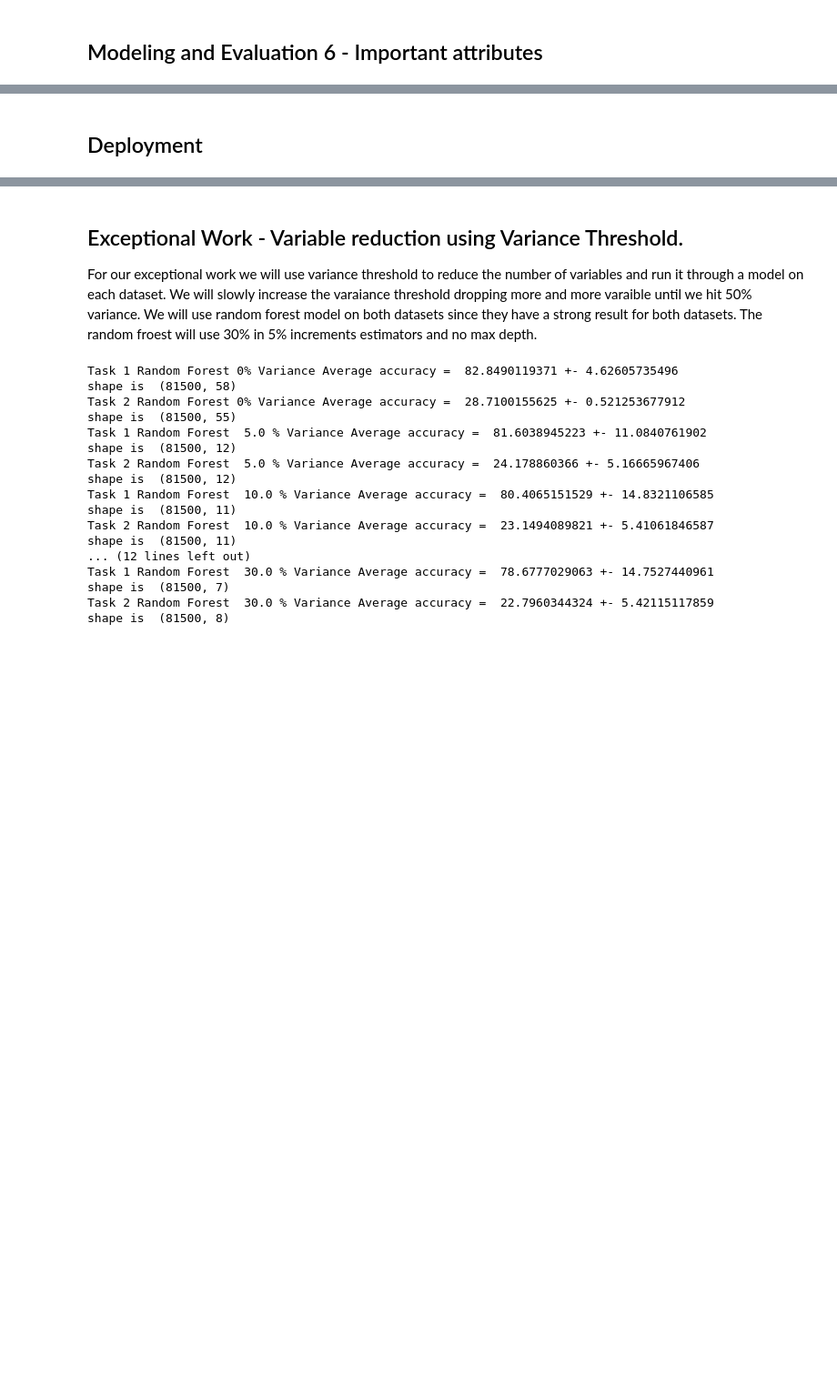
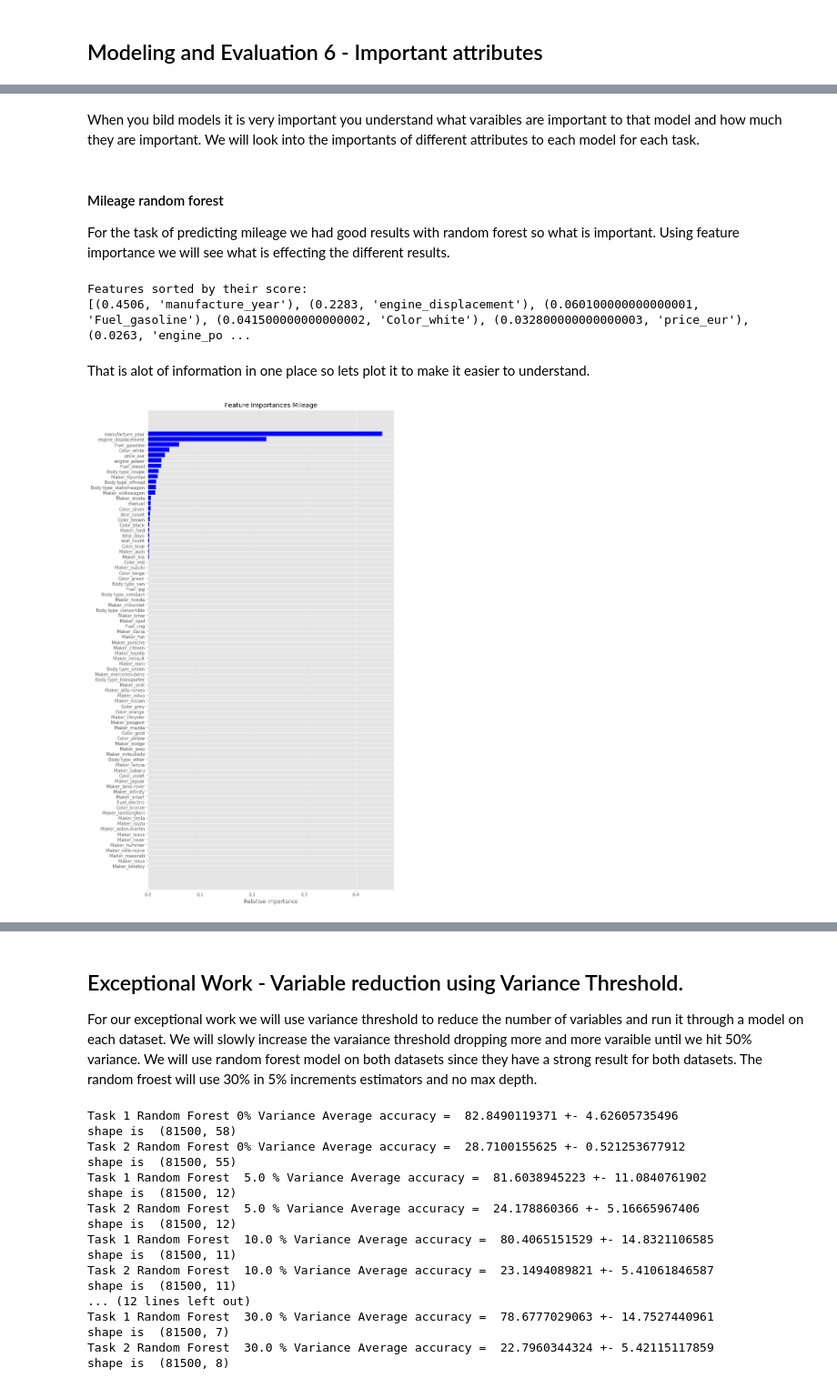
Before and after one commit to agbaca/DataMiningFall17, a Jupyter notebook: Lab2.ipynb, the cells around one changed output, grey strips where cells are left out. Shown: that part at 91% size. Cells and saved outputs as stored; diff of their text form; code cells hidden in the pictures; blank space fills up the shorter version.

```diff
--- a/Lab2.ipynb
+++ b/Lab2.ipynb
@@ -1254,2 +1217,33 @@ ValueError: Wrong number of items passed 82, placement implies 64
-# %% [markdown]
-## Deployment
+# %% [markdown]
+When you bild models it is very important you understand what varaibles are important to that model and how much they are important.  We will look into the importants of different attributes to each model for each task.
+# %% [markdown]
+#### Mileage random forest
+For the task of predicting mileage we had good results with random forest so what is important.  Using feature importance we will see what is effecting the different results.
+# %%
+rf1clf = RandomForestClassifier(n_estimators=50,max_depth=5,random_state=1)
+rf1clf.fit(X_train_scaled,y_train)
+rf1_y_hat = rf1clf.predict(X_test) # get test set precitions
+names = df.columns
+
+print ("Features sorted by their score:")
+print (sorted(zip(map(lambda x: round(x, 4), rf1clf.feature_importances_), names),
+             reverse=True))
+# %% [output]
+Features sorted by their score:
+[(0.4506, 'manufacture_year'), (0.2283, 'engine_displacement'), (0.060100000000000001, 'Fuel_gasoline'), (0.041500000000000002, 'Color_white'), (0.032800000000000003, 'price_eur'), (0.0263, 'engine_po ...
+# %% [markdown]
+That is alot of information in one place so lets plot it to make it easier to understand.
+# %%
+names = df.columns
+importances = rf1clf.feature_importances_
+indices = np.argsort(importances)
+
+
+plt.figure(figsize=(10,20))
+plt.title('Feature Importances Mileage')
+plt.barh(range(len(indices)), importances[indices], color='b', align='center')
+plt.yticks(range(len(indices)), names[indices]) ## removed [indices]
+plt.xlabel('Relative Importance')
+plt.show()
+# %% [output]
+[figure, added]
```
Also changed, not shown: parts of 21 cells of this notebook.
